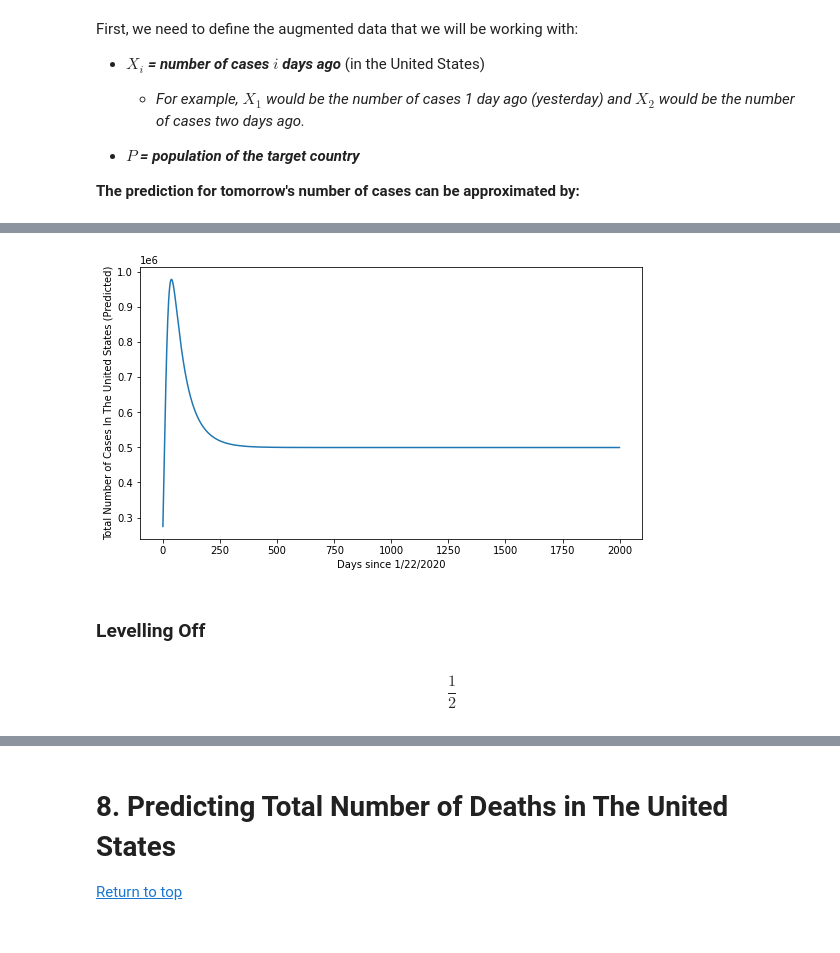
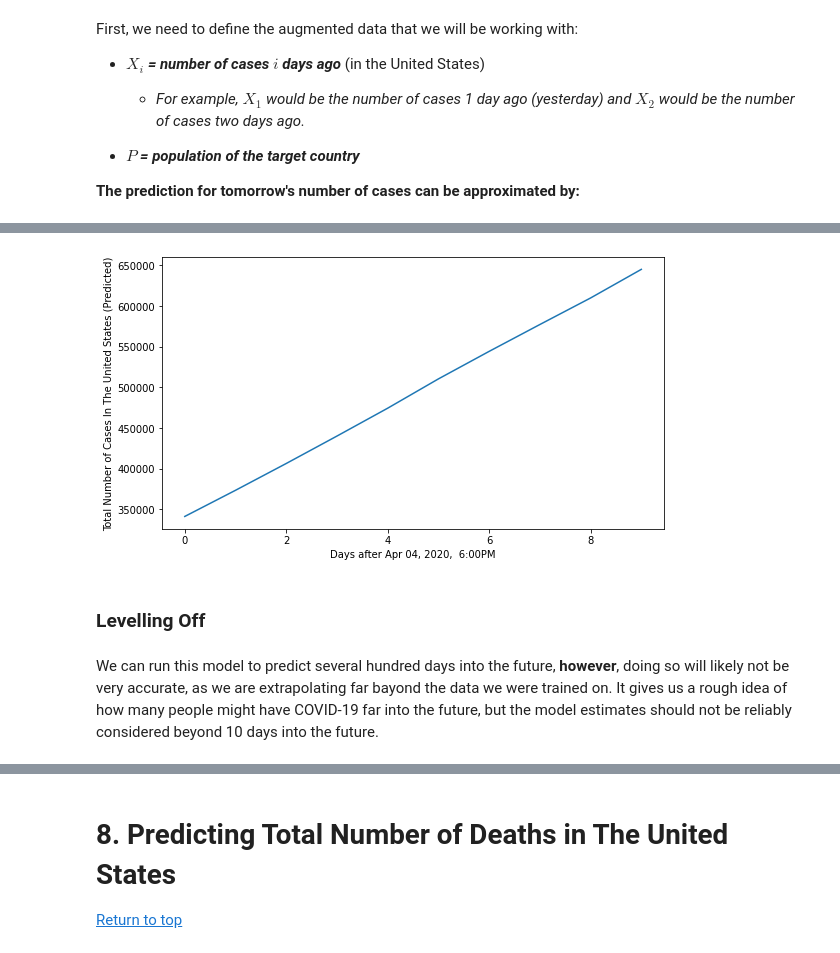
Before and after one commit to elleklinton/covid19, a Jupyter notebook: COVID-19.ipynb, the cells around one changed output, grey strips where cells are left out. Drawn from its saved outputs; the diff is of its cells as text; code cells hidden in the pictures.

```diff
--- a/COVID-19.ipynb
+++ b/COVID-19.ipynb
@@ -460,7 +462,7 @@ def visualize(values_tested, losses, param, xLog=False):
 # %% [markdown]
 ### Threshold Tuning <a class="anchor" id="5b"></a>
 # %%
-thresholds_to_test = list(np.linspace(80, 150, 30))
+thresholds_to_test = list(np.linspace(0, 100, 30))
 threshold_losses = []
 for t in thresholds_to_test:
     threshold_loss = scoreParameters(threshold=t, lmb=0)
@@ -477,7 +479,7 @@ The best threshold found was 80.0 with a loss of 25655.626064941112
 # %% [markdown]
 ### Window Size Tuning <a class="anchor" id="5c"></a>
 # %%
-windowSizes_to_test = list(range(1,20))
+windowSizes_to_test = list(range(10,29))
 windowSize_losses = []
 for w in windowSizes_to_test:
     windowSize_loss = scoreParameters(threshold=best_threshold_cases, windowSize=w, lmb=0)
@@ -494,7 +496,7 @@ The best windowSize found was 19 with a loss of 24923.395883994486
 # %% [markdown]
 ### Lambda Tuning <a class="anchor" id="5d"></a>
 # %%
-lmb_to_test = list(np.geomspace(1e-10, 1e-0, 30))
+lmb_to_test = list(np.geomspace(1e-10, 10, 30))
 lmb_losses = []
 for l in lmb_to_test:
     lmb_loss = scoreParameters(threshold=best_threshold_cases, windowSize=best_windowSize_cases, lmb=l)
@@ -666,15 +668,12 @@ $P^{-0.9945}*e^{-0.0357}*X_{1}^{0.6315}*X_{2}^{0.3298}*X_{3}^{0.1473}*X_{4}^{0.0
 # %%
-daysToPlot = 2000
+daysToPlot = 10
 plt.plot(list(range(daysToPlot)), predict(total_cases_model, confirmed_cases_clean, best_windowSize_cases, daysToPredict=daysToPlot))
-plt.xlabel("Days since 1/22/2020")
+plt.xlabel(f"Days after {timeFormatter(0)}")
 plt.ylabel("Total Number of Cases In The United States (Predicted)")
 plt.show()
 # %% [output]
-[figure, old version]
+[figure, new version]
 # %% [markdown]
 ### Levelling Off <a class="anchor" id="7b"></a>
-# %%
-# If you particularly want to display maths, this is more direct:
-display(Latex('$$\\frac{1}{2}$$'))
-# %% [output]
-$$\frac{1}{2}$$
+# %% [markdown]
+We can run this model to predict several hundred days into the future, **however**, doing so will likely not be very accurate, as we are extrapolating far bayond the data we were trained on. It gives us a rough idea of how many people might have COVID-19 far into the future, but the model estimates should not be reliably considered beyond 10 days into the future.
```
Also changed, not shown: parts of 25 cells of this notebook.
